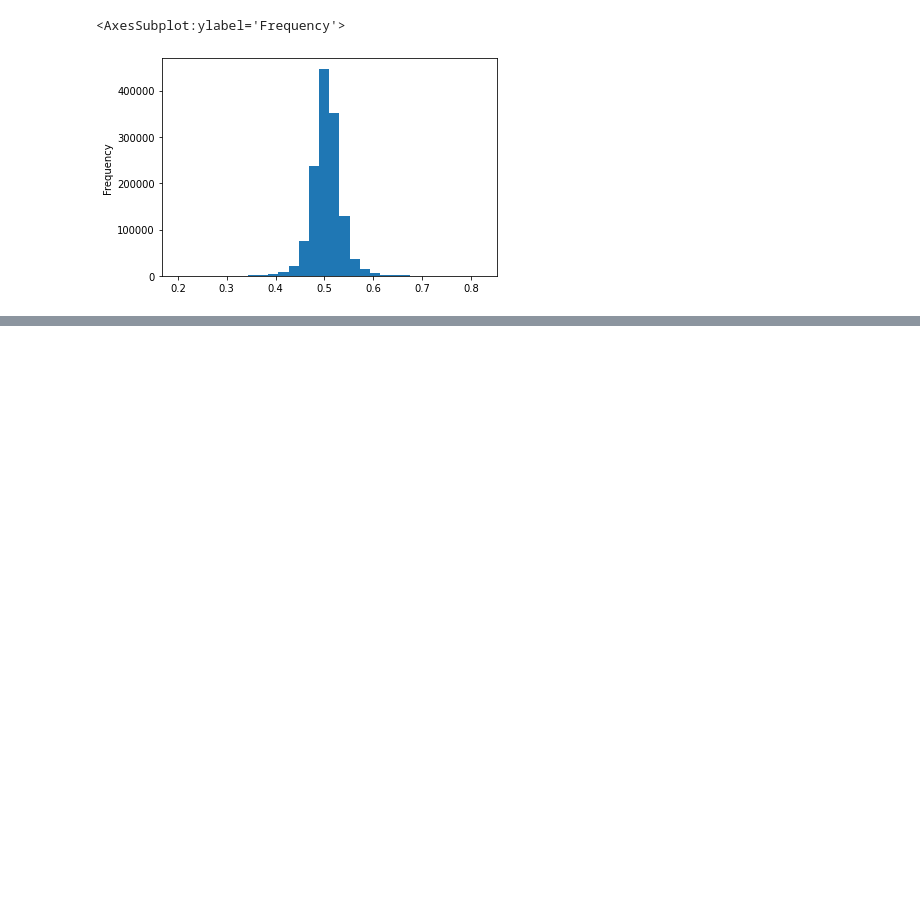
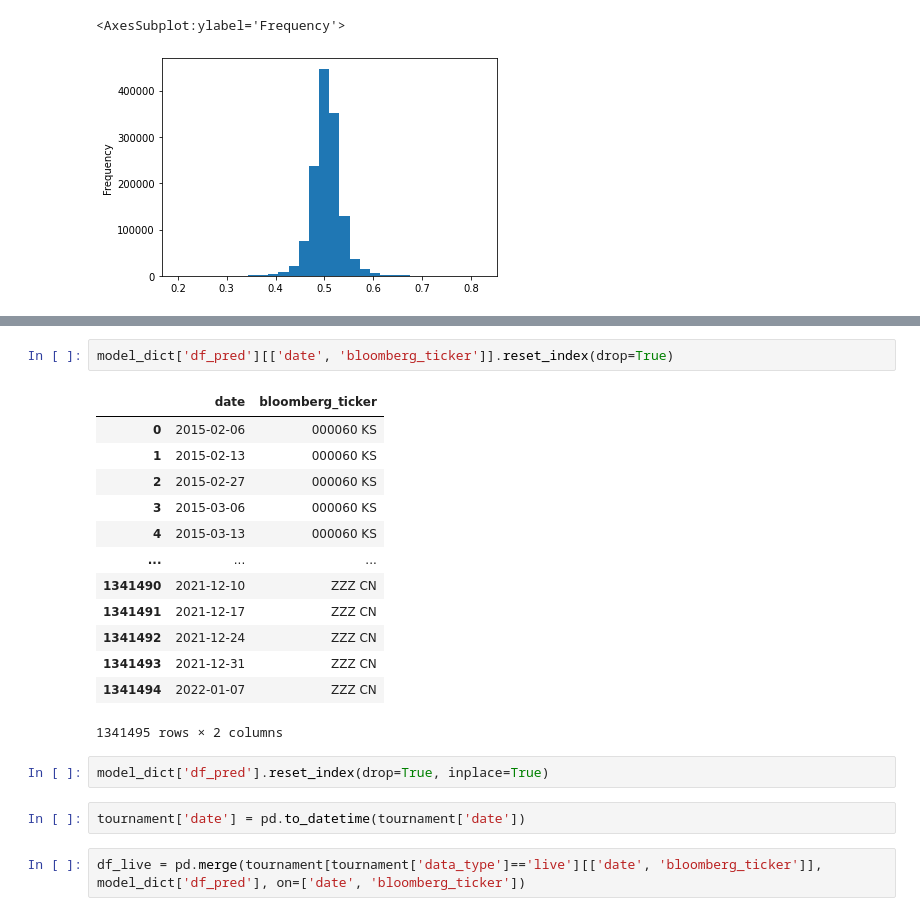
Before and after one commit to melgazar9/trading, a Jupyter notebook: numerai_project/dev/notebooks/numerai_signals_evaluation.ipynb, the cells around one changed output, grey strips where cells are left out. Drawn from its saved outputs; the diff is of its cells as text; blank space fills up the shorter version.

```diff
--- a/numerai_project/dev/notebooks/numerai_signals_evaluation.ipynb
+++ b/numerai_project/dev/notebooks/numerai_signals_evaluation.ipynb
@@ -209,0 +228,22 @@ Hit Rate (% positive eras): 100.00%
+# %%
+model_dict['df_pred'][['date', 'bloomberg_ticker']].reset_index(drop=True)
+# %% [output]
+|  | date | bloomberg_ticker |
+| 0 | 2015-02-06 | 000060 KS |
+| 1 | 2015-02-13 | 000060 KS |
+| 2 | 2015-02-27 | 000060 KS |
+| 3 | 2015-03-06 | 000060 KS |
+| 4 | 2015-03-13 | 000060 KS |
+| ... | ... | ... |
+| 1341490 | 2021-12-10 | ZZZ CN |
+| 1341491 | 2021-12-17 | ZZZ CN |
+| 1341492 | 2021-12-24 | ZZZ CN |
+| 1341493 | 2021-12-31 | ZZZ CN |
+| 1341494 | 2022-01-07 | ZZZ CN |
+1341495 rows × 2 columns
+# %%
+model_dict['df_pred'].reset_index(drop=True, inplace=True)
+# %%
+tournament['date'] = pd.to_datetime(tournament['date'])
+# %%
+df_live = pd.merge(tournament[tournament['data_type']=='live'][['date', 'bloomberg_ticker']], model_dict['df_pred'], on=['date', 'bloomberg_ticker'])
```
Also changed, not shown: parts of 24 cells of this notebook, 4 other files.
